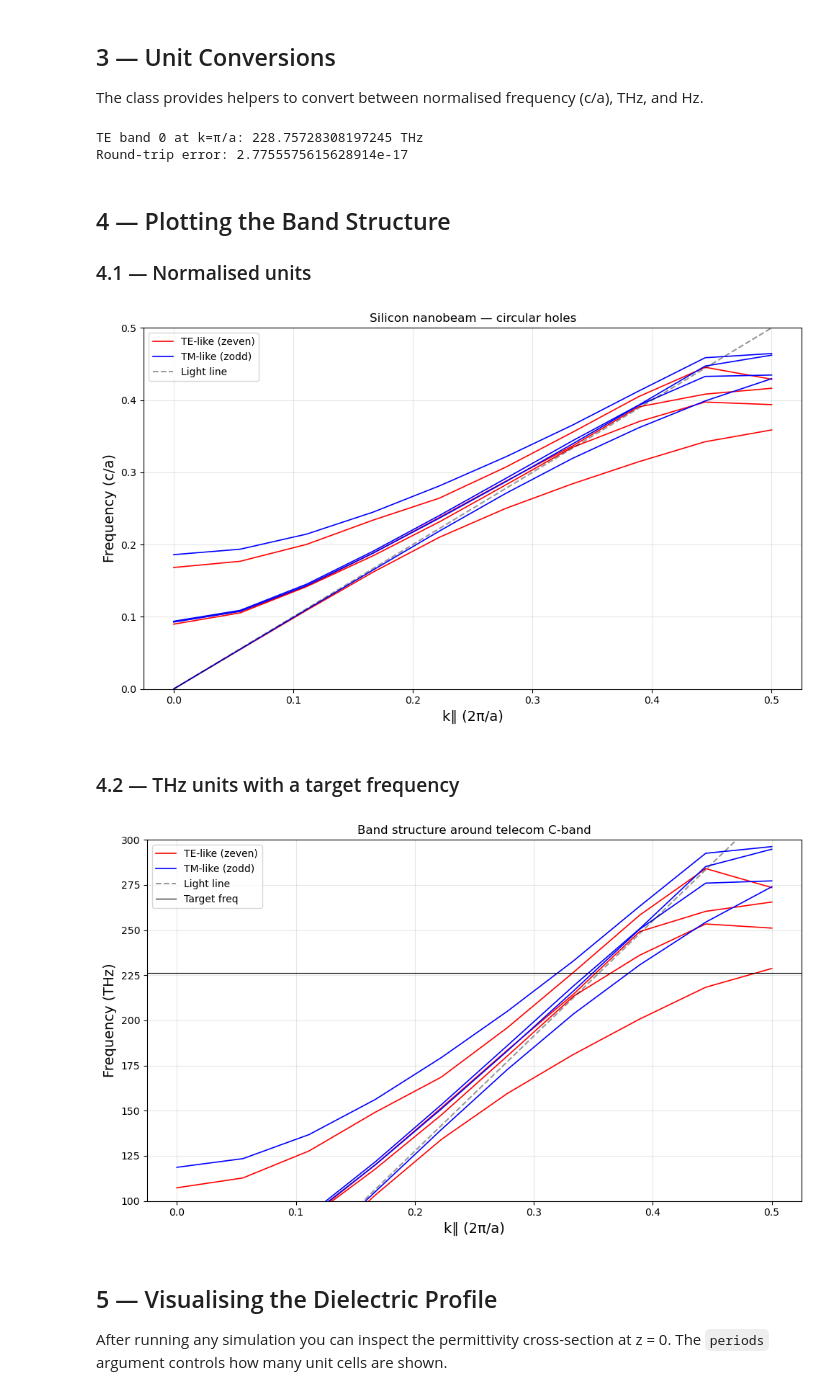
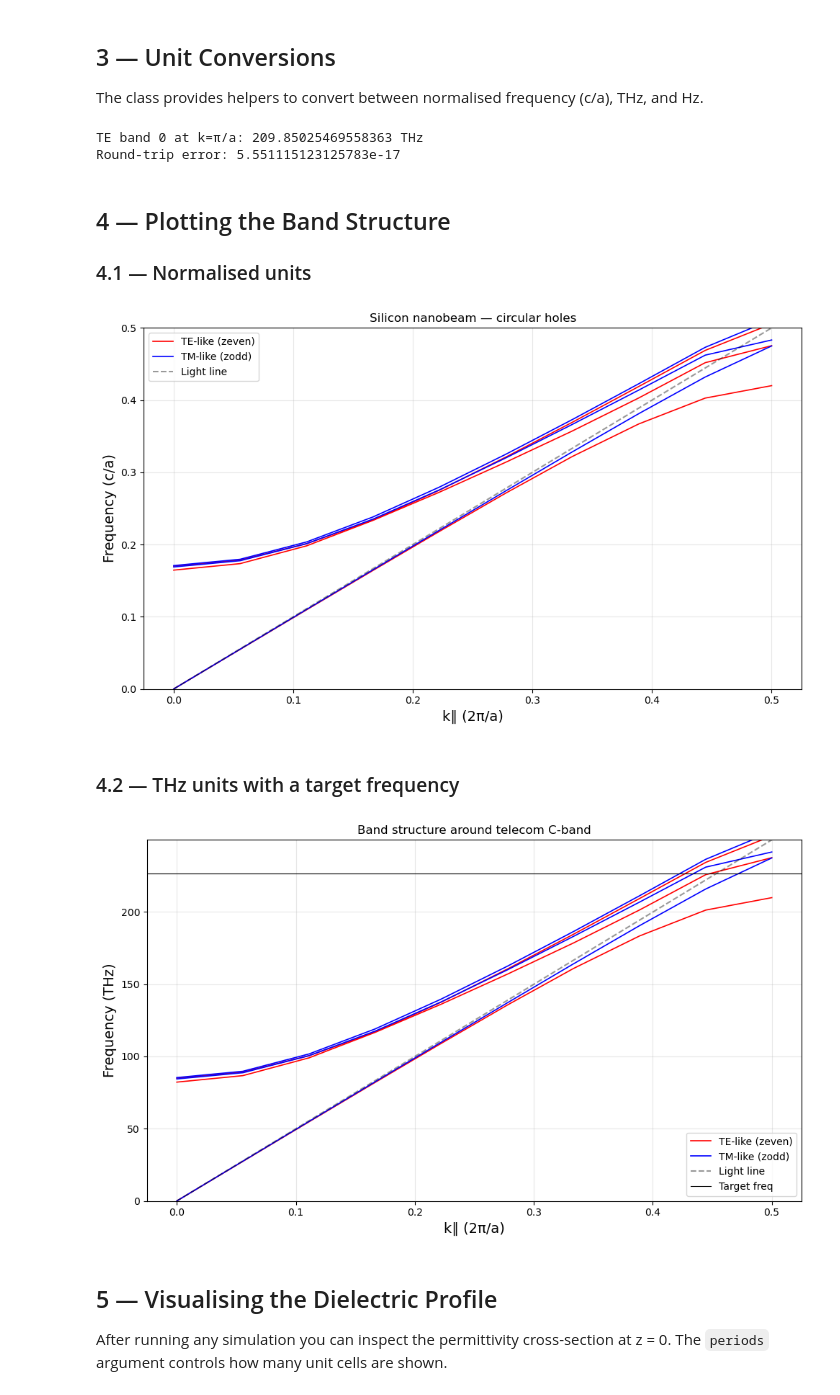
Before and after one commit to Ma-Lab-Cal/nanophotonic_cavity_sim, a Jupyter notebook: bandstructure_tutorial.ipynb, the cells around one changed output. Saved outputs shown, nothing was run; the diff lists cells and outputs as text; code cells hidden in the pictures.

Commit message:
Small changes to tutorial bandstructure

```diff
--- a/bandstructure_tutorial.ipynb
+++ b/bandstructure_tutorial.ipynb
@@ -85,28 +162,0 @@ real part range: 1 .. 4
-# %%
-from bandstructure_class import BandStructureSim
-import numpy as np
-import matplotlib.pyplot as plt
-import tidy3d as td
-C0 = td.constants.C_0
-
-%matplotlib inline
-
-sim = BandStructureSim(
-    Lx=1, Ly=0.2, thickness=0.22,
-    geometry='sawtooth_square',
-    geometry_params=[0.2, 0.3, 0.2],
-    material_index=3.48,
-)
-
-sim.init_solver()
-sim.plot_epsilon(periods=3)
-
-sim = BandStructureSim(
-    Lx=1, Ly=0.2, thickness=0.22,
-    geometry='sawtooth_round',
-    geometry_params=[0.2, 0.3, 0.2],
-    material_index=3.48,
-)
-
-sim.init_solver()
-sim.plot_epsilon(periods=3)
@@ -157,6 +166,13 @@ real part range: 1 .. 12.1104
 Call `run_bandstructure()` to solve for both **TE-like (z-even)** and **TM-like (z-odd)** modes
 along a 1-D k-path from `k_min` to `k_max` (in units of 2π/a).
 # %%
+sim = BandStructureSim(
+    Lx=Lx, Ly=Ly, thickness=thickness,
+    geometry="ellipse", geometry_params=[0.35, 0.35], # Diamater along x, diameter along y
+    material_index=2.0, num_bands=3, resolution=16,
+)
+sim.init_solver()
+
 kpts, kpar, zeven_freqs, zodd_freqs = sim.run_bandstructure(
     k_min=0.0,  # start of k-path
     k_max=0.5,  # band edge (π/a)
@@ -213,8 +229,8 @@ freq_Hz = sim.freq_norm_to_Hz(zeven_freqs)
 freq_norm = sim.freq_Hz_to_norm(freq_Hz)
 print("Round-trip error:", np.max(np.abs(freq_norm - zeven_freqs)))
 # %% [output]
-TE band 0 at k=π/a: 228.75728308197245 THz
-Round-trip error: 2.7755575615628914e-17
+TE band 0 at k=π/a: 209.85025469558363 THz
+Round-trip error: 5.551115123125783e-17
 # %% [markdown]
 ## 4 — Plotting the Band Structure
 
@@ -225,21 +241,20 @@ fig, ax = sim.plot_bands(
     title='Silicon nanobeam — circular holes',
 )
 # %% [output]
-[figure, old version]
+[figure, new version]
 # %% [markdown]
 ### 4.2 — THz units with a target frequency
 # %%
 wavelength = 1.324
 f_target = C0 / wavelength
 
 fig, ax = sim.plot_bands(
     units='THz',
     freq0_Hz=f_target,
-    ylim=(100, 300),
     title='Band structure around telecom C-band',
 )
 # %% [output]
-[figure, old version]
+[figure, new version]
 # %% [markdown]
 ## 5 — Visualising the Dielectric Profile
 
```
Also changed, not shown: parts of 10 cells of this notebook, 1 other file.
